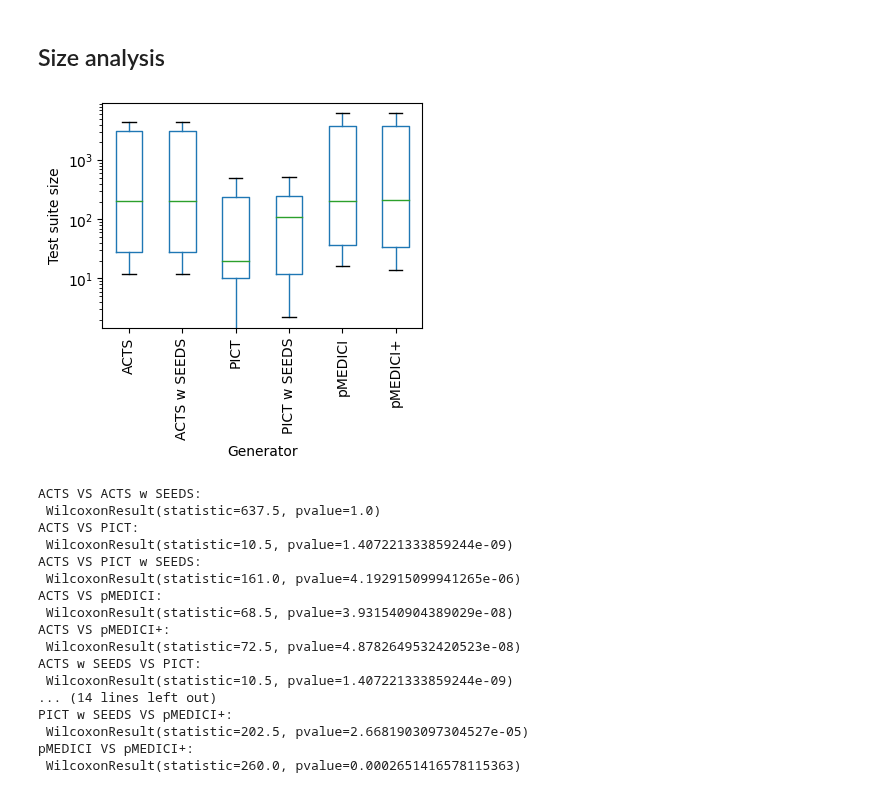
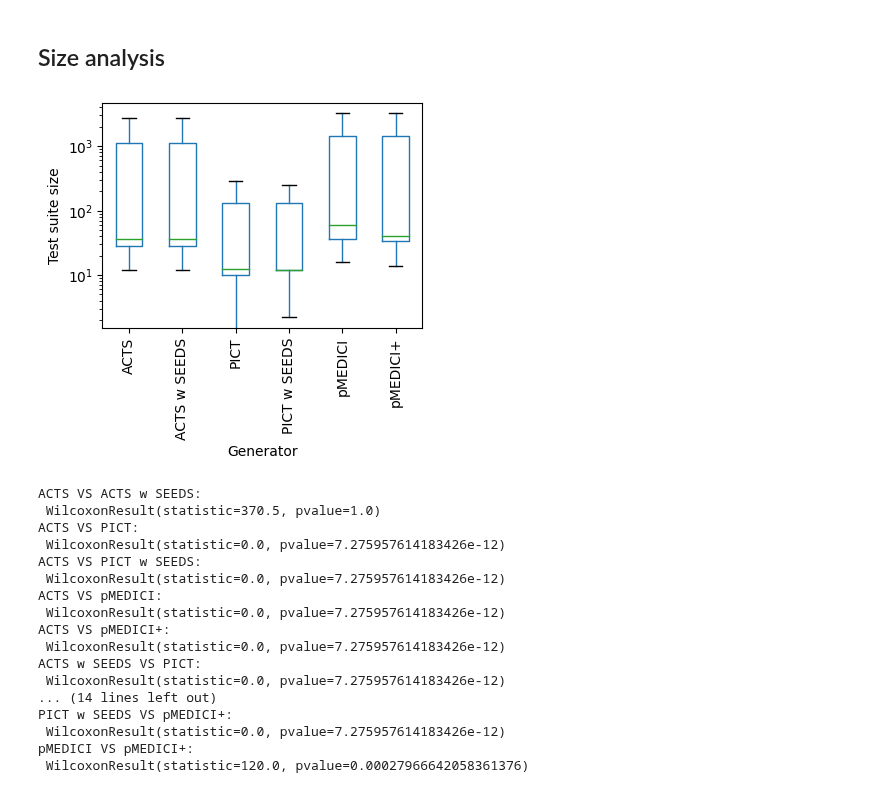
Before and after one commit to fmselab/ct-tools, a Jupyter notebook: IncrementalCitGeneration/experiments/AnalysisExperimentsSINC.ipynb, the cells around one changed output. Cells and saved outputs as stored; diff of their text form; code cells hidden in the pictures.

```diff
--- a/IncrementalCitGeneration/experiments/AnalysisExperimentsSINC.ipynb
+++ b/IncrementalCitGeneration/experiments/AnalysisExperimentsSINC.ipynb
@@ -100,22 +110,22 @@ pMEDICI VS pMEDICI+:
 ## Size analysis
 # %%
 # Extract the TS Size of different generators
-dfTSSize = dfFiltered[['Generator','TSSize']]
+dfTSSize = dfFiltered[~dfFiltered['ModelName'].isin(dfFiltered[dfFiltered['TSTime'] == 301000]['ModelName'])][['Generator','TSSize']]
 
 # Boxplot the TS Size of different generators and remove the outliers
 ax = dfTSSize.boxplot(by='Generator', showfliers=False, grid=False, rot=90)
 ax.set_yscale('log')
 ax.set_ylabel('Test suite size')
 ax.set_xlabel('Generator')
 ax.set_title('')
 plt.suptitle('')
 # Set the figure size
 fig = plt.gcf()
 fig.set_size_inches(4, 3)
 # Export the figure in PDF
 plt.savefig("pictures/SINC_TS_Size.pdf", bbox_inches='tight')
 # %% [output]
-[figure, old version]
+[figure, new version]
 # %%
 # Execute a Wilcoxon Signed-Rank test among each couple of Generators investigating the TSTime
 generators = dfTSSize['Generator'].unique()
@@ -124,19 +134,19 @@ for generator1, generator2 in combinations(generators, 2):
         print(generator1 + " VS " + generator2 + ":\n", wilcoxon(dfTSSize[dfTSSize['Generator'] == generator1]['TSSize'], dfTSSize[dfTSSize['Generator'] == generator2]['TSSize'], zero_method='zsplit'))
 # %% [output]
 ACTS VS ACTS w SEEDS:
- WilcoxonResult(statistic=637.5, pvalue=1.0)
+ WilcoxonResult(statistic=370.5, pvalue=1.0)
 ACTS VS PICT:
- WilcoxonResult(statistic=10.5, pvalue=1.407221333859244e-09)
+ WilcoxonResult(statistic=0.0, pvalue=7.275957614183426e-12)
 ACTS VS PICT w SEEDS:
- WilcoxonResult(statistic=161.0, pvalue=4.192915099941265e-06)
+ WilcoxonResult(statistic=0.0, pvalue=7.275957614183426e-12)
 ACTS VS pMEDICI:
- WilcoxonResult(statistic=68.5, pvalue=3.931540904389029e-08)
+ WilcoxonResult(statistic=0.0, pvalue=7.275957614183426e-12)
 ACTS VS pMEDICI+:
- WilcoxonResult(statistic=72.5, pvalue=4.8782649532420523e-08)
+ WilcoxonResult(statistic=0.0, pvalue=7.275957614183426e-12)
 ACTS w SEEDS VS PICT:
- WilcoxonResult(statistic=10.5, pvalue=1.407221333859244e-09)
+ WilcoxonResult(statistic=0.0, pvalue=7.275957614183426e-12)
 ... (14 lines left out)
 PICT w SEEDS VS pMEDICI+:
- WilcoxonResult(statistic=202.5, pvalue=2.6681903097304527e-05)
+ WilcoxonResult(statistic=0.0, pvalue=7.275957614183426e-12)
 pMEDICI VS pMEDICI+:
- WilcoxonResult(statistic=260.0, pvalue=0.0002651416578115363)
+ WilcoxonResult(statistic=120.0, pvalue=0.00027966642058361376)
```
Also changed, not shown: parts of 1 cell of this notebook, 2 other files.
